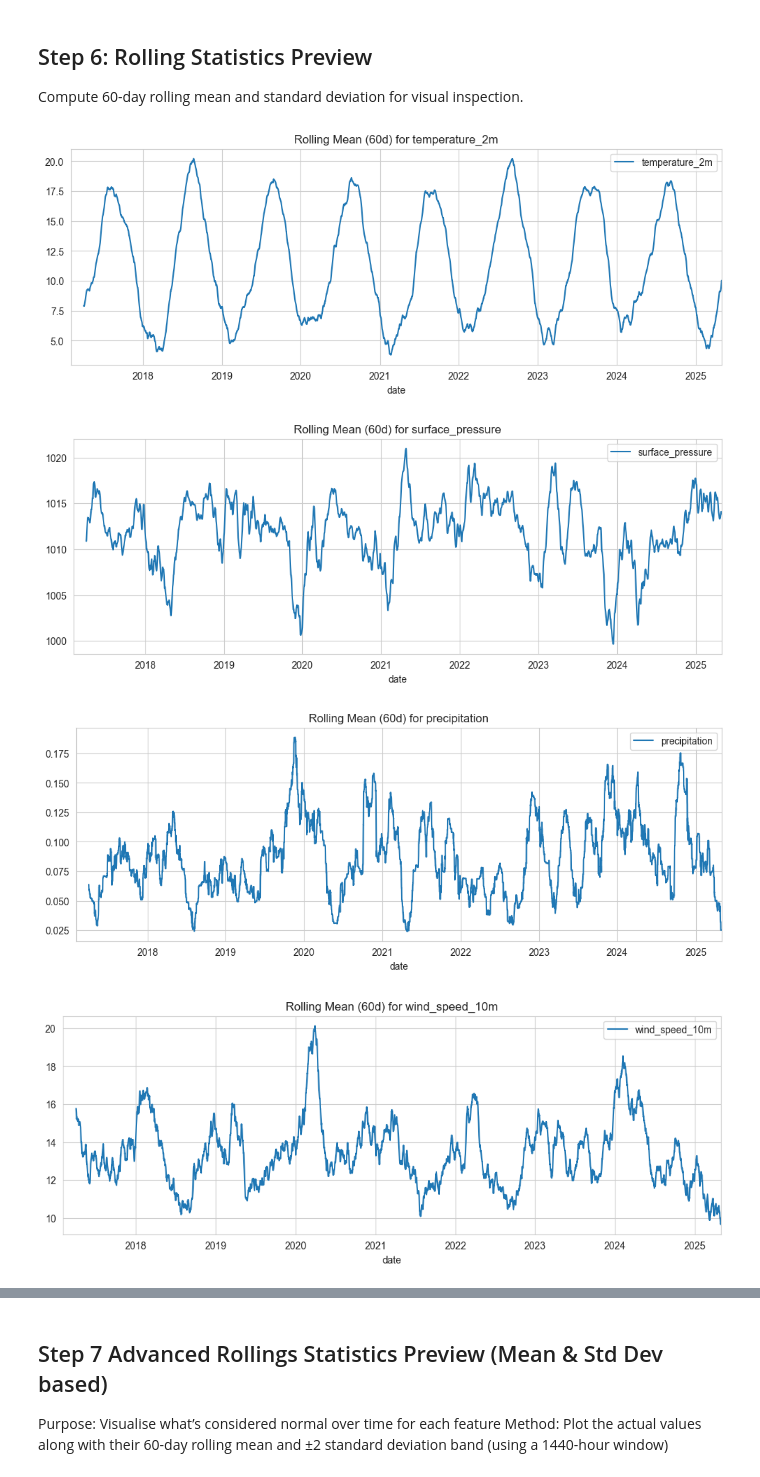
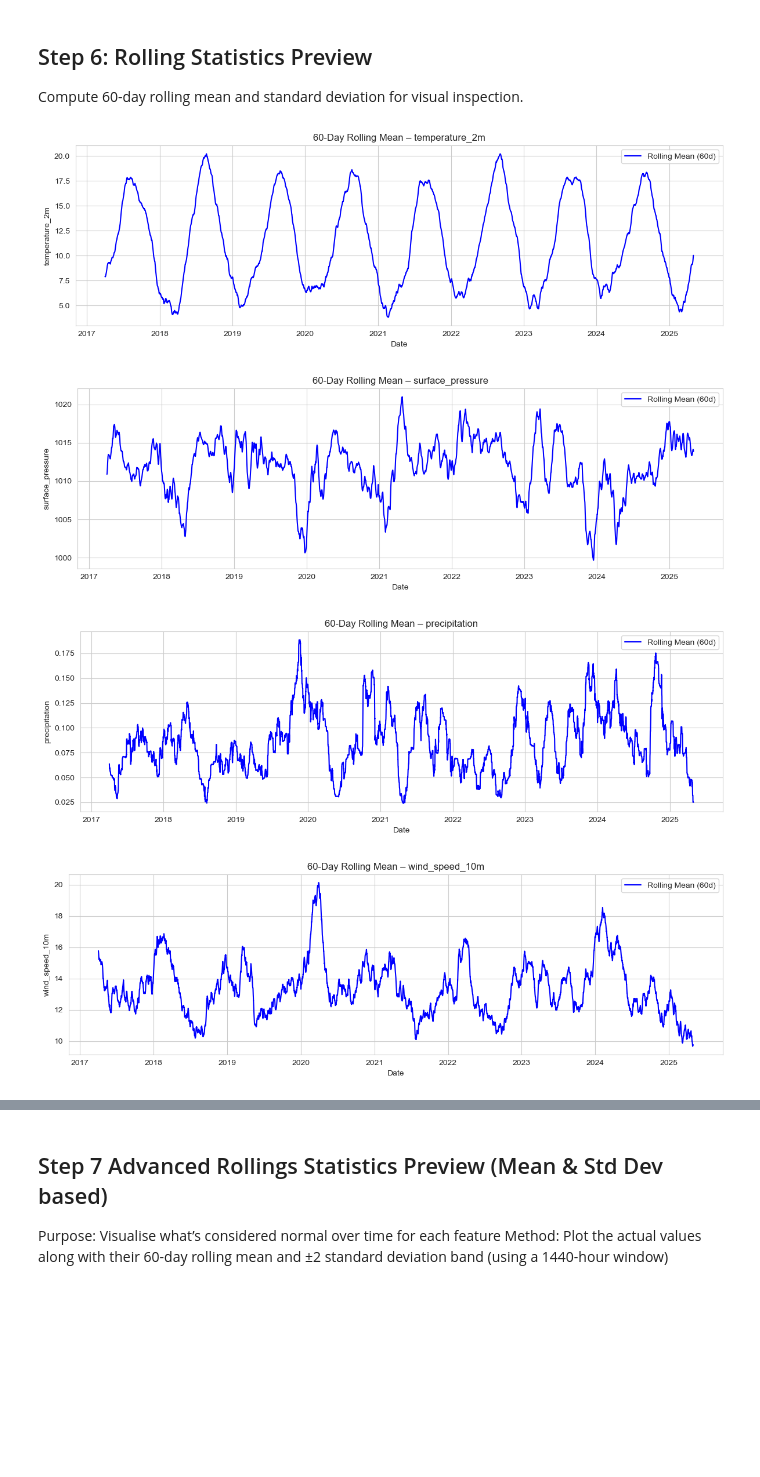
Before and after one commit to Jeremiah-Bachtin/comp1884-group6-weather-anomaly-detection-system, a Jupyter notebook: notebooks/notebook_jeremy_EDA.ipynb, the cells around one changed output, grey strips where cells are left out. Cells and saved outputs as stored; diff of their text form; code cells hidden in the pictures; blank space fills up the shorter version.

```diff
--- a/notebooks/notebook_jeremy_EDA.ipynb
+++ b/notebooks/notebook_jeremy_EDA.ipynb
@@ -124,6 +140,7 @@ for col in monthly_features:
     plt.title(f'Hourly Average of {col}')
     plt.xlabel('Hour of Day')
     plt.ylabel(col)
+    plt.xticks(ticks=range(24), labels=[str(h) for h in range(24)])  # Force all 24 ticks
     plt.grid(True)
     plt.tight_layout()
     plt.show()
@@ -164,12 +206,21 @@ plt.show()
 Compute 60-day rolling mean and standard deviation for visual inspection.
 # %%
 rolling_window = 1440  # 60 days
+
 for col in ['temperature_2m', 'surface_pressure', 'precipitation', 'wind_speed_10m']:
-    df[[col]].rolling(window=rolling_window).mean().plot(figsize=(12, 4))
-    plt.title(f'Rolling Mean (60d) for {col}')
+    rolling_mean = df[col].rolling(window=rolling_window).mean()
+
+    plt.figure(figsize=(12, 4))
+    plt.plot(df.index, rolling_mean, label='Rolling Mean (60d)', color='blue')
+    plt.title(f'60-Day Rolling Mean – {col}')
+    plt.xlabel('Date')
+    plt.ylabel(col)
+    plt.grid(True)
+    plt.legend()
+    plt.tight_layout()
     plt.show()
 # %% [output]
-[figure, old version]
+[figure, new version]
-[figure, old version]
+[figure, new version]
-[figure, old version]
+[figure, new version]
-[figure, old version]
+[figure, new version]
```
Also changed, not shown: parts of 19 cells of this notebook.
